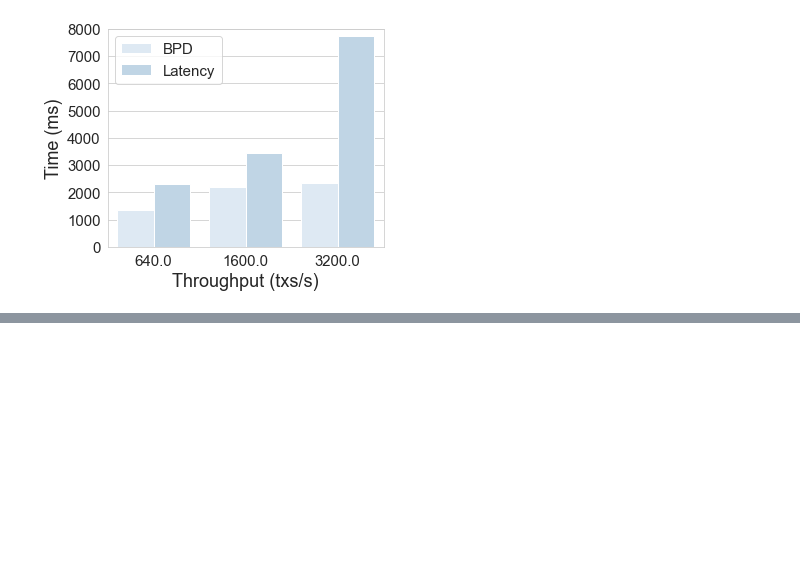
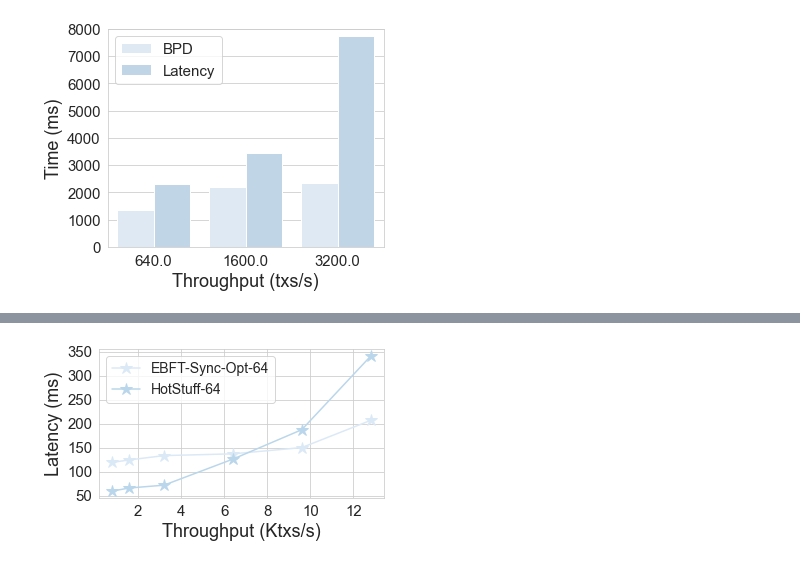
Before and after one commit to SebastianElvis/ebft, a Jupyter notebook: evaluation/analysis.ipynb, the cells around one changed output, grey strips where cells are left out. Saved outputs shown, nothing was run; the diff lists cells and outputs as text; code cells hidden in the pictures; blank space fills up the shorter version.

```diff
--- a/evaluation/analysis.ipynb
+++ b/evaluation/analysis.ipynb
@@ -566,3 +573,27 @@ plot_tps_latency(tps_latency_df)
+# %%
+def plot_tps_latency_vs_hs(df):
+    plt.figure(figsize=(5, 3))
+
+    for extension in ['psyncorazor', 'hotstuff']:
+        label = "EBFT-Sync-Opt-64" if extension == 'psyncorazor' else 'HotStuff-64'
+        filtered_df = df[df['extension'] == extension]
+        plt.plot(filtered_df['tps']/1000, filtered_df['value'], '-*', label=label, markersize=13)
+
+    plt.xticks(fontsize=15)
+    plt.yticks(fontsize=15)
+    plt.xlabel('Throughput (Ktxs/s)', fontsize=18)
+    plt.ylabel('Latency (ms)', fontsize=18)
+#     plt.ylim([0.05, 0.14])
+#     ax.legend(handles=ax.legend_.legendHandles, labels=['2s', '4s', '8s'], fontsize=14, ncol=3)
+    plt.legend(fontsize=14, ncol=1)
+    plt.tight_layout()
+    plt.savefig(PAPER_FIG_PATH / 'tps-latency-razor-hs.pdf')
+    plt.show()
+
+tps_latency_vs_df = pd.read_csv(DATA_PATH / 'tps_latency_razor_vs_hs.csv')
+plot_tps_latency_vs_hs(tps_latency_vs_df)
+# %% [output]
+[figure, added]
 # %%
 # TODO: overhead, BPD of btcd
 
```
Also changed, not shown: parts of 1 cell of this notebook, 3 other files.
